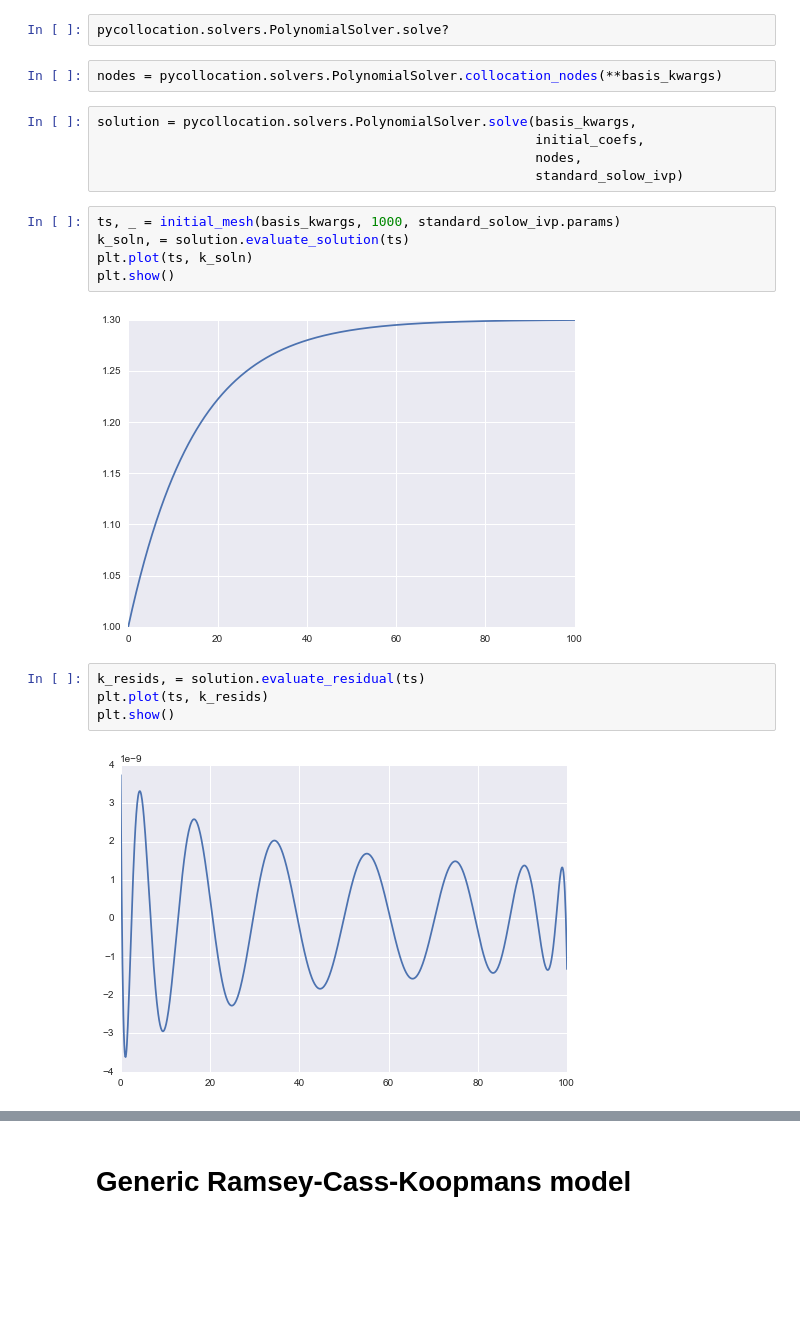
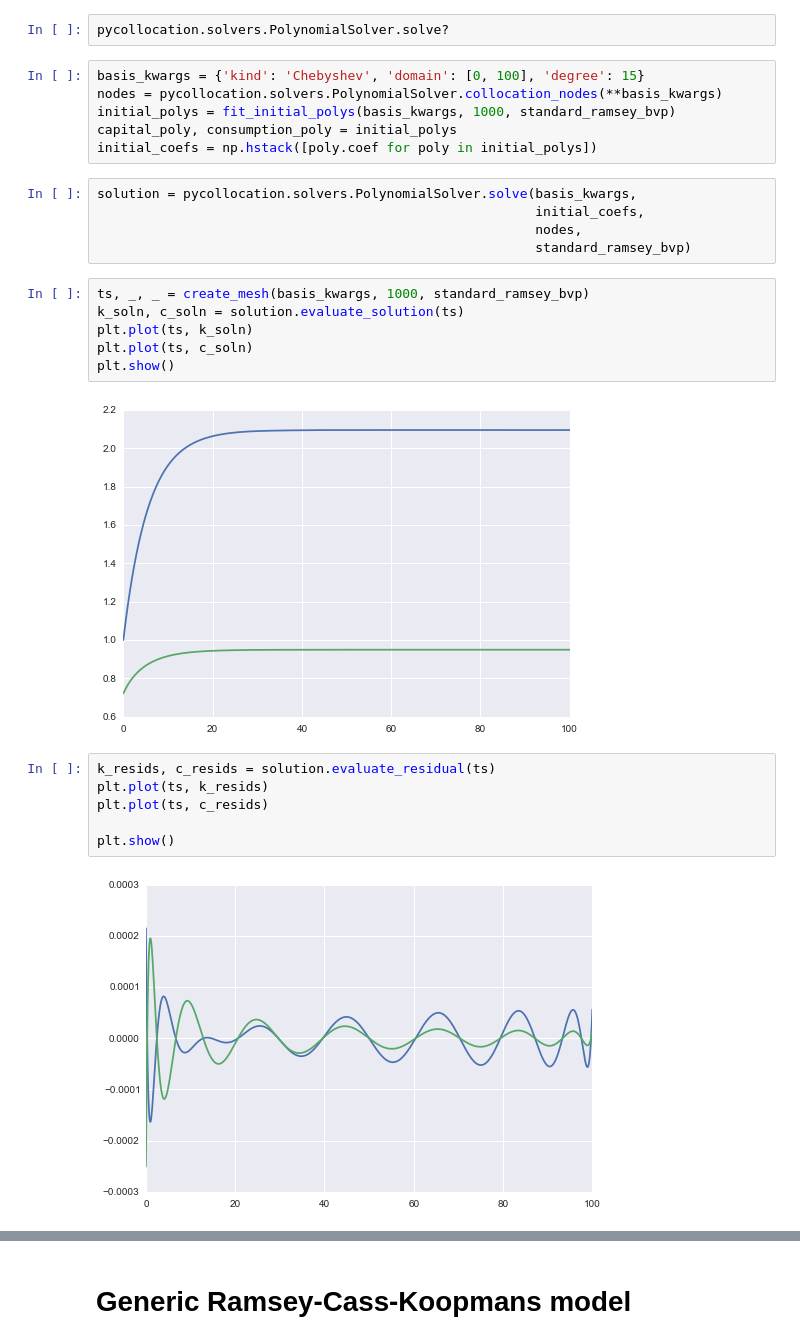
Before and after one commit to davidrpugh/pyCollocation, a Jupyter notebook: examples/ramsey-cass-koopmans-model.ipynb, the cells around one changed output, grey strips where cells are left out. Saved outputs shown, nothing was run; the diff lists cells and outputs as text; blank space fills up the shorter version.

Commit message:
Working generic ramsey model.

```diff
--- a/examples/ramsey-cass-koopmans-model.ipynb
+++ b/examples/ramsey-cass-koopmans-model.ipynb
@@ -100,24 +104,31 @@ initial_coefs = poly.coef
 ### Solving the model
 # %%
 pycollocation.solvers.PolynomialSolver.solve?
+# %%
+basis_kwargs = {'kind': 'Chebyshev', 'domain': [0, 100], 'degree': 15}
+nodes = pycollocation.solvers.PolynomialSolver.collocation_nodes(**basis_kwargs)
+initial_polys = fit_initial_polys(basis_kwargs, 1000, standard_ramsey_bvp)
+capital_poly, consumption_poly = initial_polys
+initial_coefs = np.hstack([poly.coef for poly in initial_polys])
 # %%
-nodes = pycollocation.solvers.PolynomialSolver.collocation_nodes(**basis_kwargs)
+solution = pycollocation.solvers.PolynomialSolver.solve(basis_kwargs,
+                                                        initial_coefs,
+                                                        nodes,
+                                                        standard_ramsey_bvp)
-# %%
-solution = pycollocation.solvers.PolynomialSolver.solve(basis_kwargs,
-                                                        initial_coefs,
-                                                        nodes,
-                                                        standard_solow_ivp)
 # %%
-ts, _ = initial_mesh(basis_kwargs, 1000, standard_solow_ivp.params)
-k_soln, = solution.evaluate_solution(ts)
+ts, _, _ = create_mesh(basis_kwargs, 1000, standard_ramsey_bvp)
+k_soln, c_soln = solution.evaluate_solution(ts)
 plt.plot(ts, k_soln)
+plt.plot(ts, c_soln)
 plt.show()
 # %% [output]
-[figure, old version]
+[figure, new version]
 # %%
-k_resids, = solution.evaluate_residual(ts)
+k_resids, c_resids = solution.evaluate_residual(ts)
 plt.plot(ts, k_resids)
+plt.plot(ts, c_resids)
+
 plt.show()
 # %% [output]
-[figure, old version]
+[figure, new version]
 # %%
```
Also changed, not shown: parts of 18 cells of this notebook.
